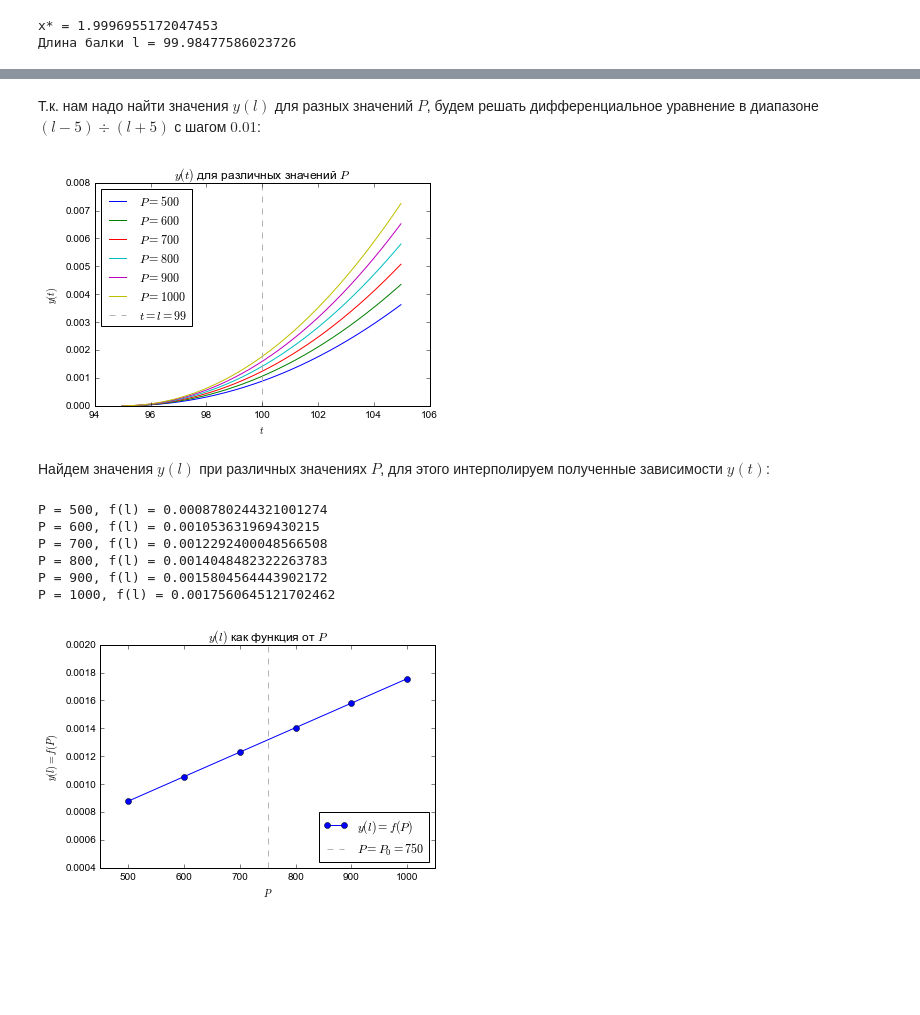
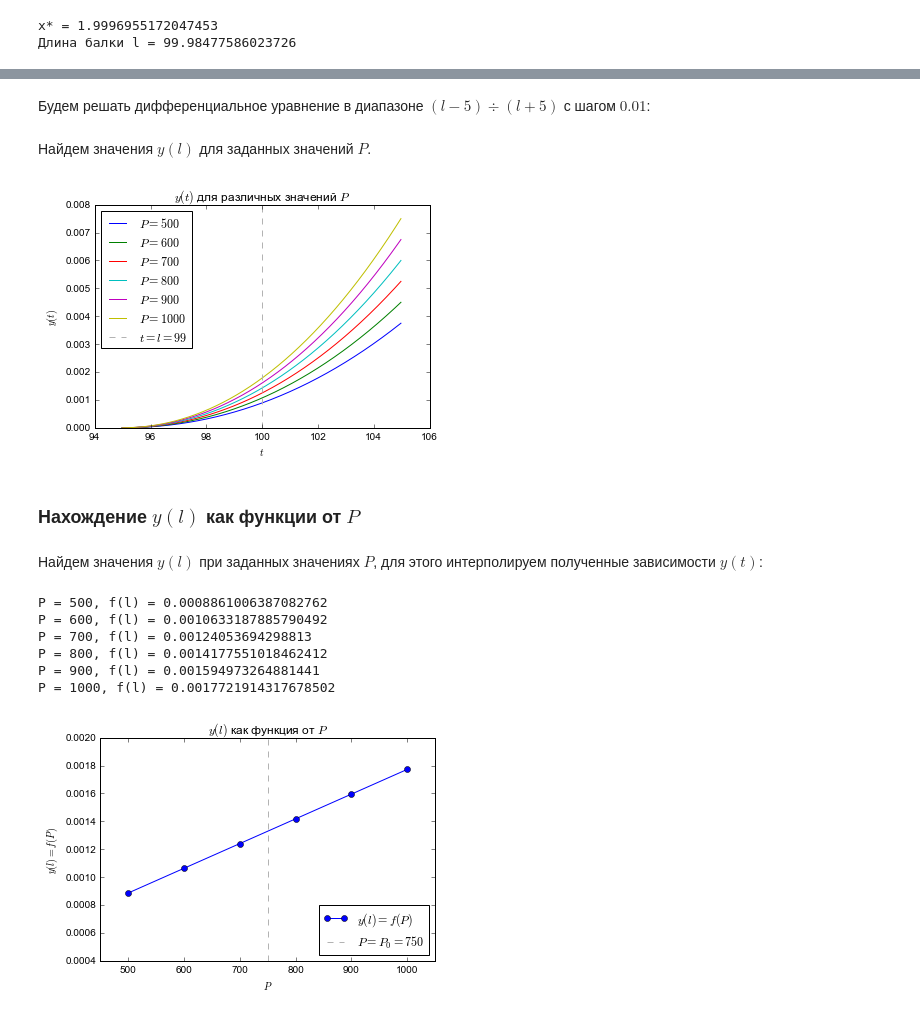
Before and after one commit to vaddya/computational-math, a Jupyter notebook: coursework/coursework.ipynb, the cells around one changed output, grey strips where cells are left out. Saved outputs shown, nothing was run; the diff lists cells and outputs as text; code cells hidden in the pictures; blank space fills up the shorter version.

```diff
--- a/coursework/coursework.ipynb
+++ b/coursework/coursework.ipynb
@@ -130,2 +150,13 @@ def evaluate(y: np.array, t: float):
+# %%
+def evalParam(y: np.array, t: float, a: float, b: float):
+    x = Symbol("x")
+    i = a * (1 + 4 * exp(-b * x/l))
+    di1 = simplify(diff(i, x)).subs(x, t).evalf()
+    di2 = simplify(diff(di1, x)).subs(x, t).evalf()
+    i = i.subs(x, t).evalf()
+    y41 = -1 * di2 / i
+    y42 = -2 * di1 / i
+    y4 = y41 * y[2] + y42 * y[3]
+    return np.array([y[1], y[2], y[3], float(y4)])
 # %% [markdown]
-Т.к. нам надо найти значения $y(l)$ для разных значений $P$, будем решать дифференциальное уравнение в диапазоне $(l-5) \div (l+5)$ с шагом $0.01$:
+Будем решать дифференциальное уравнение в диапазоне $(l-5) \div (l+5)$ с шагом $0.01$:
@@ -132,29 +168,29 @@ def evaluate(y: np.array, t: float):
+# %% [markdown]
+Найдем значения $y(l)$ для заданных значений $P$.
 # %%
-t0 = l - 5
-tn = l + 5
-th = 0.01
-t = np.arange(t0, tn, th)
 values = []
 
 for p in get_p():
     y0 = get_y0(p)
-    res, info = integrate.odeint(evaluate, y0, t, atol=1e-8, full_output=True)
+    res, info = integrate.odeint(evalParam, y0, t, args=(5,6), atol=1e-8, full_output=True)
     y = np.transpose(res)[0]
     values.append(y)
 
-    plt.plot(t, y, label='$P = {0}$'.format(p))
+    plt.plot(t, y, label='$P = {p}$'.format(p=p))
 
 plt.plot([l, l], [0, 0.008], color='0.7', linestyle='--', label='$t = l = {l}$'.format(l=int(l)))
 plt.legend(loc='upper left')
 plt.xlabel('$t$')
 plt.ylabel('$y(t)$')
 plt.title('$y(t)$ для различных значений $P$')
 plt.savefig('./pics/p.png')
 plt.show()
 # %% [output]
-[figure, old version]
+[figure, new version]
+# %% [markdown]
+### Нахождение $y(l)$ как функции от $P$
 # %% [markdown]
-Найдем значения $y(l)$ при различных значениях $P$, для этого интерполируем полученные зависимости $y(t)$:
+Найдем значения $y(l)$ при заданных значениях $P$, для этого интерполируем полученные зависимости $y(t)$:
 # %%
 p_interps = np.array([])
 l_values = []
@@ -168,12 +204,12 @@ for i in range(len(values)):
 
     print('P = {p}, f(l) = {value}'.format(p=get_p()[i], value=l_value))
 # %% [output]
-P = 500, f(l) = 0.0008780244321001274
-P = 600, f(l) = 0.001053631969430215
-P = 700, f(l) = 0.0012292400048566508
-P = 800, f(l) = 0.0014048482322263783
-P = 900, f(l) = 0.0015804564443902172
-P = 1000, f(l) = 0.0017560645121702462
+P = 500, f(l) = 0.0008861006387082762
+P = 600, f(l) = 0.0010633187885790492
+P = 700, f(l) = 0.00124053694298813
+P = 800, f(l) = 0.0014177551018462412
+P = 900, f(l) = 0.001594973264881441
+P = 1000, f(l) = 0.0017721914317678502
 # %%
 plt.plot(get_p(), l_values, marker='o', label='$y(l) = f(P)$')
 plt.plot([p0, p0], [0.0004, 0.002], color='0.7', linestyle='--', label='$P = P_0 = {p0}$'.format(p0=p0))
```
Also changed, not shown: parts of 25 cells of this notebook, 3 other files.
